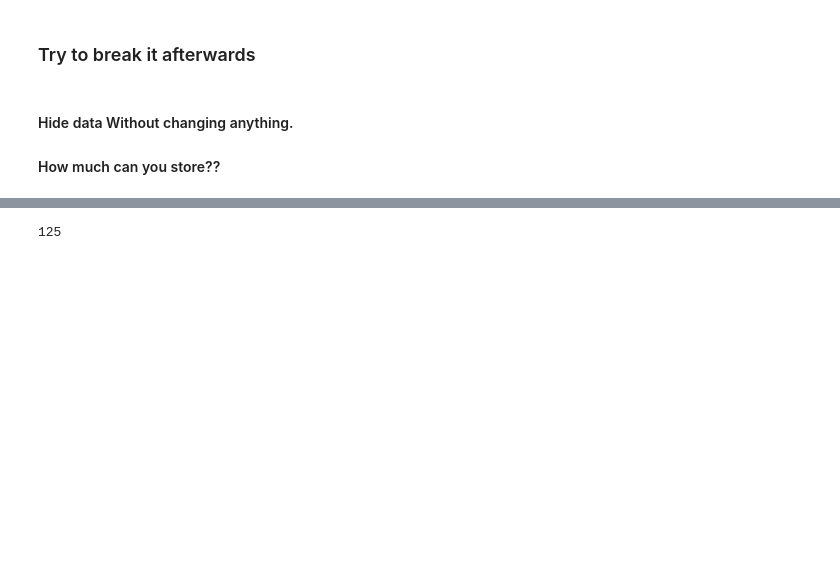
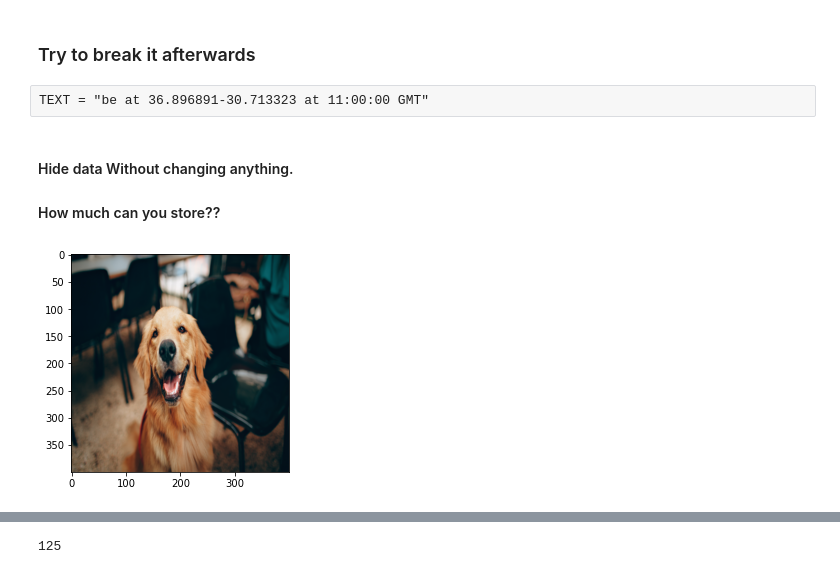
Before and after one commit to cihatceliker/hider, a Jupyter notebook: Untitled.ipynb, the cells around one changed output, grey strips where cells are left out. Drawn from its saved outputs; the diff is of its cells as text; code cells hidden in the pictures; blank space fills up the shorter version.

Commit message:
hiding image in image

```diff
--- a/Untitled.ipynb
+++ b/Untitled.ipynb
@@ -1,5 +1,7 @@
 # %% [markdown]
 ### Try to break it afterwards
+# %% [raw]
+TEXT = "be at 36.896891-30.713323 at 11:00:00 GMT"
 # %% [markdown]
 #### Hide data Without changing anything.
 #### How much can you store??
@@ -12,0 +13,7 @@ TEXT = open("nb.ipynb", "r").read()#"be at 36.896891-30.713323 at 11:00:00 GMT"
+# %%
+IMAGES = [np.array(Image.open(f"dog{i}.jpg").resize(size=(400, 400))) for i in range(1, 5)]
+# %%
+plt.imshow(IMAGES[0])
+plt.imshow(IMAGES[1]);
+# %% [output]
+[figure, added]
```
Also changed, not shown: parts of 13 cells of this notebook, 5 other files.
